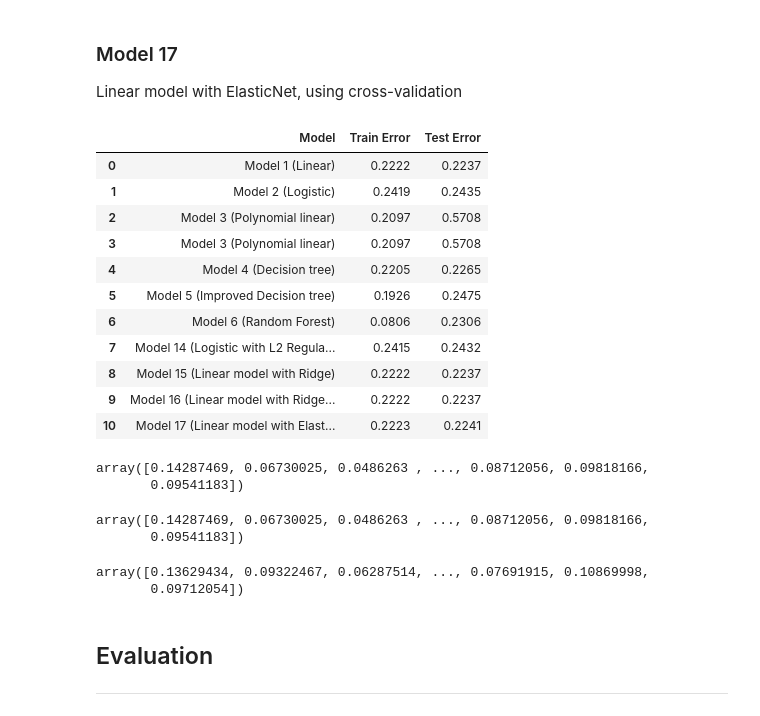
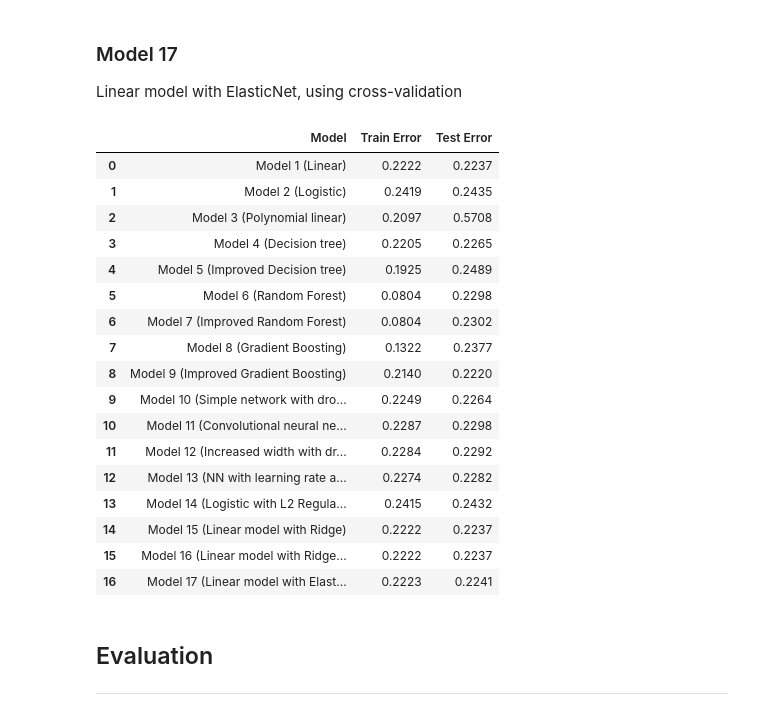
Before and after one commit to zsofiarebeka/ceu-ml1-ml2, a Jupyter notebook: Kaggle competition/Kaggle_Katona.ipynb, the cells around one changed output. Cells and saved outputs as stored; diff of their text form; code cells hidden in the pictures.

```diff
--- a/Kaggle competition/Kaggle_Katona.ipynb
+++ b/Kaggle competition/Kaggle_Katona.ipynb
@@ -507,23 +451,23 @@ model_results
 # %%
-# Defining the pipeline
-model9 = Pipeline([
+# Defining the pipeline for Gradient Boosting
+model8 = Pipeline([
     ('xgb_model', xgb.XGBRegressor(enable_categorical=True))
 ])
 
 # Fitting the pipeline
-model9.fit(X_train, y_train)
+model8.fit(X_train, y_train)
 
 # Calculating the training error
-train_error_model9 = calculateRMSLE(model9.predict(X_train), y_train)
+train_error_model8 = calculateRMSLE(model8.predict(X_train), y_train)
 
 # Calculating the test error
-test_error_model9 = calculateRMSLE(model9.predict(X_test), y_test)
+test_error_model8 = calculateRMSLE(model8.predict(X_test), y_test)
 
 # Displaying the results
-new_results_model9 = pd.DataFrame({'Model': ['Model 9 (Gradient Boosting)'],
-                            'Train Error': [train_error_model9],
-                            'Test Error': [test_error_model9]})
-model_results = pd.concat([model_results, new_results_model9], ignore_index=True)
+new_results_model8 = pd.DataFrame({'Model': ['Model 8 (Gradient Boosting)'],
+                            'Train Error': [train_error_model8],
+                            'Test Error': [test_error_model8]})
+model_results = pd.concat([model_results, new_results_model8], ignore_index=True)
 model_results
 # %% [output]
 |  | Model | Train Error | Test Error |
@@ -814,7 +879,7 @@ model_results
 Simple fully connected neural network with increased dropout, and an additional learning rate for adam
 # %%
 # Setting the network
-model = Sequential([
+model13 = Sequential([
     Flatten(input_shape=(60,)),
     Dense(64, activation='relu'),
     Dropout(0.6),
@@ -829,6 +894,6 @@ model = Sequential([
 optimizer = Adam(learning_rate=0.0001)
 
 # Compiling the model
-model.compile(loss='binary_crossentropy', optimizer=optimizer, metrics=['accuracy'])
-print(model.summary())
+model13.compile(loss='binary_crossentropy', optimizer=optimizer, metrics=['accuracy'])
+print(model13.summary())
 # %% [output]
@@ -945,7 +1021,7 @@ model15 = Pipeline([
     ('preprocessor', ColumnTransformer([
         ('num', StandardScaler(), X_train.columns)
     ])),
-    ('regressor', Ridge(alpha=0.4))
+    ('regressor', Ridge(alpha=1))
 ])
 
 # Fitting the model
@@ -1028,60 +1116,51 @@ elastic_net = ElasticNet()
 
 # Define hyperparameters grid for tuning
 param_grid = {
     'alpha': [0.1, 1, 10, 25, 50],
     'l1_ratio': [0.0001, 0.001, 0.1, 0.5, 0.9]
 }
 
 # Performing grid search cross-validation to find the best hyperparameters
 grid_search = GridSearchCV(elastic_net, param_grid, cv=5, scoring='neg_mean_squared_error')
 grid_search.fit(X_train, y_train)
 
 # Get the best hyperparameters
 best_alpha = grid_search.best_params_['alpha']
 best_l1_ratio = grid_search.best_params_['l1_ratio']
 
 # Train the ElasticNet model with the best hyperparameters
 model17 = ElasticNet(alpha=best_alpha, l1_ratio=best_l1_ratio)
 model17.fit(X_train, y_train)
 
 # Calculating the train and test errors
-train_error_elastic = calculateRMSLE(model17.predict(X_train), y_train)
-test_error_elastic = calculateRMSLE(model17.predict(X_test), y_test)
+train_error_model17 = calculateRMSLE(model17.predict(X_train), y_train)
+test_error_model17 = calculateRMSLE(model17.predict(X_test), y_test)
 
 # Display the results
 new_results_model17 = pd.DataFrame({"Model": ["Model 17 (Linear model with ElasticNet - Best Alpha)"],
-                                         "Train Error": [train_error_elastic],
-                                         "Test Error": [test_error_elastic]})
+                                         "Train Error": [train_error_model17],
+                                         "Test Error": [test_error_model17]})
 model_results = pd.concat([model_results, new_results_model17], ignore_index=True)
 model_results
 # %% [output]
 |  | Model | Train Error | Test Error |
 | 0 | Model 1 (Linear) | 0.2222 | 0.2237 |
 | 1 | Model 2 (Logistic) | 0.2419 | 0.2435 |
 | 2 | Model 3 (Polynomial linear) | 0.2097 | 0.5708 |
-| 3 | Model 3 (Polynomial linear) | 0.2097 | 0.5708 |
-| 4 | Model 4 (Decision tree) | 0.2205 | 0.2265 |
-| 5 | Model 5 (Improved Decision tree) | 0.1926 | 0.2475 |
-| 6 | Model 6 (Random Forest) | 0.0806 | 0.2306 |
-| 7 | Model 14 (Logistic with L2 Regula... | 0.2415 | 0.2432 |
-| 8 | Model 15 (Linear model with Ridge) | 0.2222 | 0.2237 |
-| 9 | Model 16 (Linear model with Ridge... | 0.2222 | 0.2237 |
-| 10 | Model 17 (Linear model with Elast... | 0.2223 | 0.2241 |
+| 3 | Model 4 (Decision tree) | 0.2205 | 0.2265 |
+| 4 | Model 5 (Improved Decision tree) | 0.1925 | 0.2489 |
+| 5 | Model 6 (Random Forest) | 0.0804 | 0.2298 |
+| 6 | Model 7 (Improved Random Forest) | 0.0804 | 0.2302 |
+| 7 | Model 8 (Gradient Boosting) | 0.1322 | 0.2377 |
+| 8 | Model 9 (Improved Gradient Boosting) | 0.2140 | 0.2220 |
+| 9 | Model 10 (Simple network with dro... | 0.2249 | 0.2264 |
+| 10 | Model 11 (Convolutional neural ne... | 0.2287 | 0.2298 |
+| 11 | Model 12 (Increased width with dr... | 0.2284 | 0.2292 |
+| 12 | Model 13 (NN with learning rate a... | 0.2274 | 0.2282 |
+| 13 | Model 14 (Logistic with L2 Regula... | 0.2415 | 0.2432 |
+| 14 | Model 15 (Linear model with Ridge) | 0.2222 | 0.2237 |
+| 15 | Model 16 (Linear model with Ridge... | 0.2222 | 0.2237 |
+| 16 | Model 17 (Linear model with Elast... | 0.2223 | 0.2241 |
-# %%
-linear_ridge.predict(X_train)
-# %% [output]
-array([0.14287469, 0.06730025, 0.0486263 , ..., 0.08712056, 0.09818166,
-       0.09541183])
-# %%
-linear_ridge_best.predict(X_train)
-# %% [output]
-array([0.14287469, 0.06730025, 0.0486263 , ..., 0.08712056, 0.09818166,
-       0.09541183])
-# %%
-best_elastic_net.predict(X_train)
-# %% [output]
-array([0.13629434, 0.09322467, 0.06287514, ..., 0.07691915, 0.10869998,
-       0.09712054])
 # %% [markdown]
 ## Evaluation
 ---
```
Also changed, not shown: parts of 44 cells of this notebook, 4 other files.
